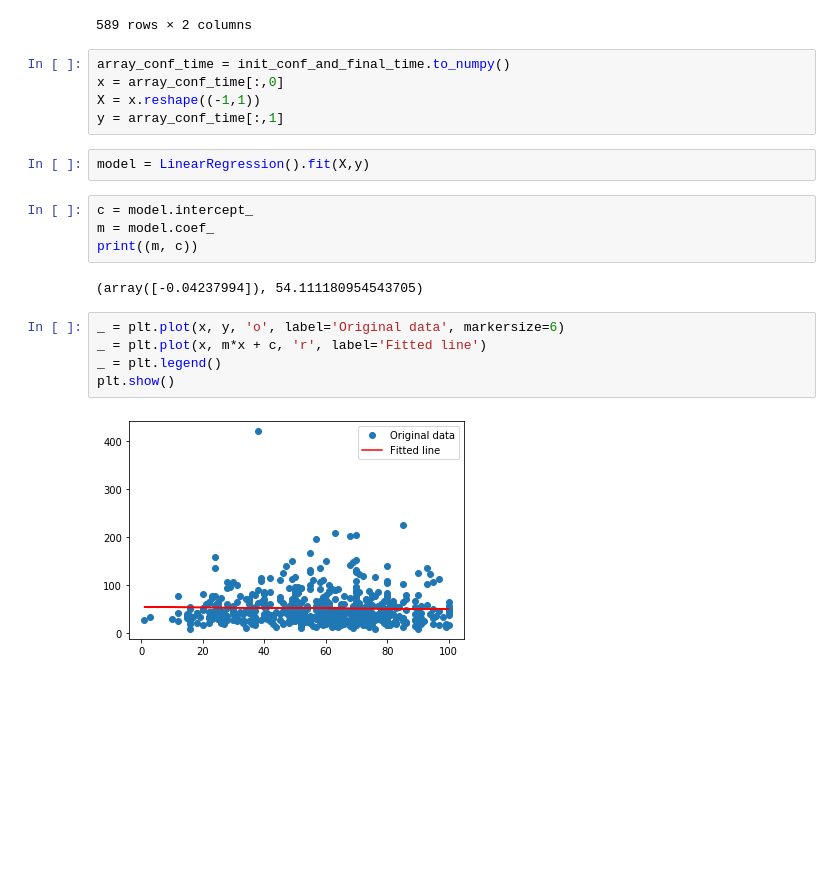
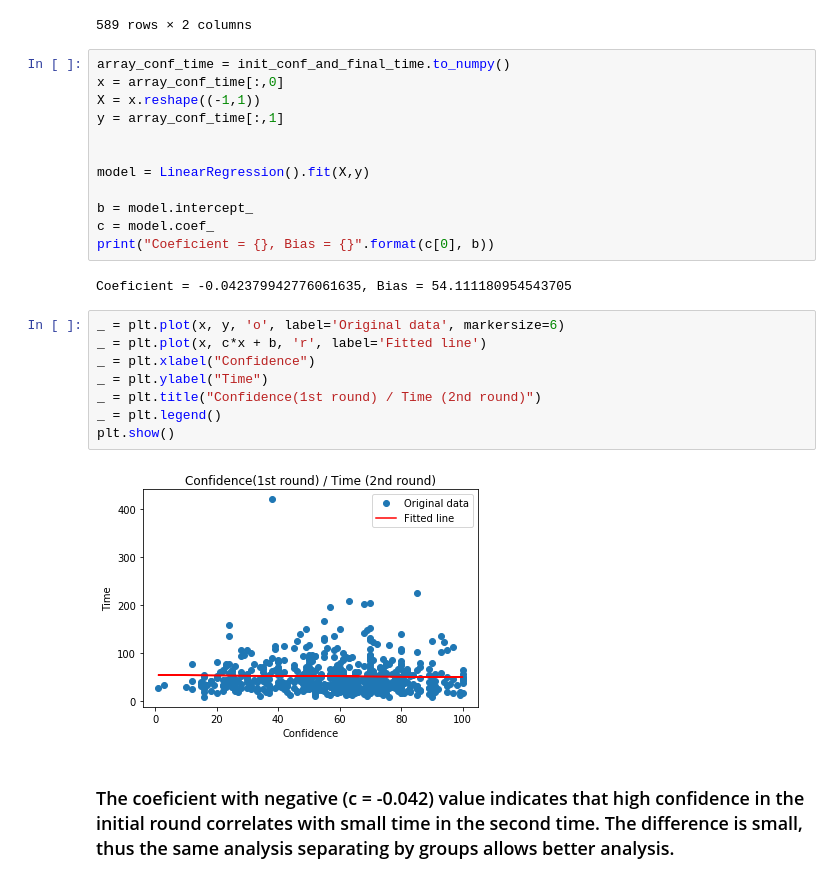
Before and after one commit to harena-lab/harena-analytics, a Jupyter notebook: notebooks/nl-experiment/nl-experiment-statistical-analysis.ipynb, the cells around one changed output. Cells and saved outputs as stored; diff of their text form; blank space fills up the shorter version.

```diff
--- a/notebooks/nl-experiment/nl-experiment-statistical-analysis.ipynb
+++ b/notebooks/nl-experiment/nl-experiment-statistical-analysis.ipynb
@@ -137,18 +219,24 @@ array_conf_time = init_conf_and_final_time.to_numpy()
 x = array_conf_time[:,0]
 X = x.reshape((-1,1))
 y = array_conf_time[:,1]
+
+
+model = LinearRegression().fit(X,y)
+
+b = model.intercept_
+c = model.coef_
+print("Coeficient = {}, Bias = {}".format(c[0], b))
+# %% [output]
+Coeficient = -0.042379942776061635, Bias = 54.111180954543705
-# %%
-model = LinearRegression().fit(X,y)
-# %%
-c = model.intercept_
-m = model.coef_
-print((m, c))
-# %% [output]
-(array([-0.04237994]), 54.111180954543705)
 # %%
 _ = plt.plot(x, y, 'o', label='Original data', markersize=6)
-_ = plt.plot(x, m*x + c, 'r', label='Fitted line')
+_ = plt.plot(x, c*x + b, 'r', label='Fitted line')
+_ = plt.xlabel("Confidence")
+_ = plt.ylabel("Time")
+_ = plt.title("Confidence(1st round) / Time (2nd round)")
 _ = plt.legend()
 plt.show()
 # %% [output]
-[figure, old version]
+[figure, new version]
+# %% [markdown]
+### The coeficient with negative (c = -0.042) value indicates that high confidence in the initial round correlates with small time in the second time. The difference is small, thus the same analysis separating by groups allows better analysis.
```
Also changed, not shown: parts of 34 cells of this notebook, 2 other files.
